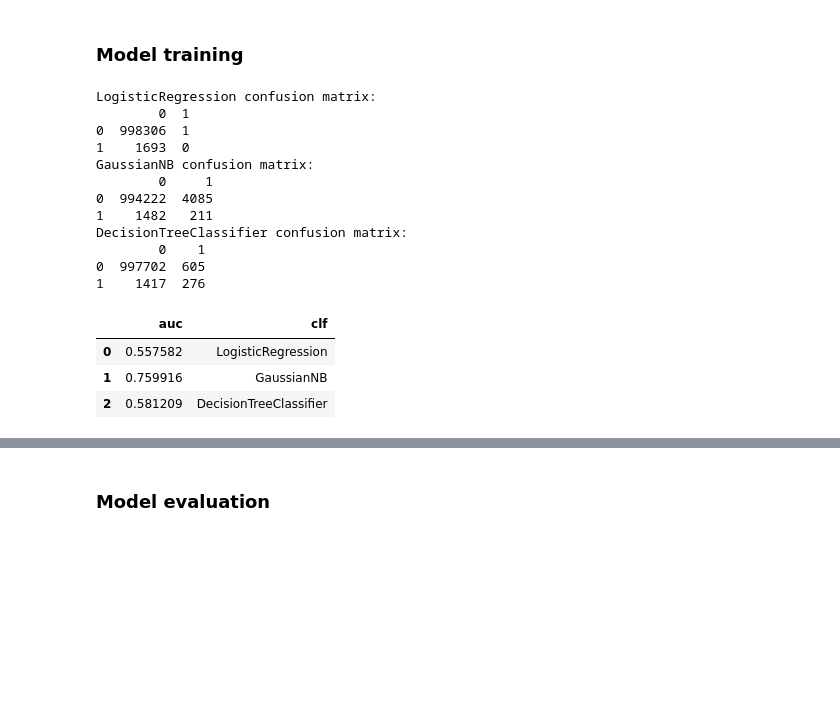
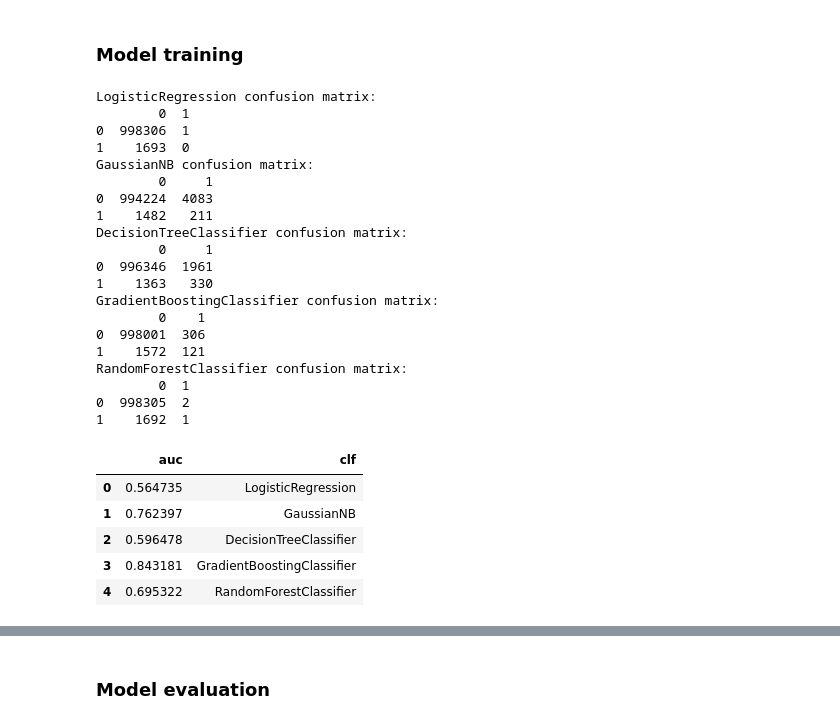
Before and after one commit to dkomlen/kaggle, a Jupyter notebook: talkingdata-adtracking-fraud-detection/fraud-detection.ipynb, the cells around one changed output, grey strips where cells are left out. Cells and saved outputs as stored; diff of their text form; code cells hidden in the pictures; blank space fills up the shorter version.

Commit message:
[MLND] Feature engineering, gradient boost tried, max auc 0.87

```diff
--- a/talkingdata-adtracking-fraud-detection/fraud-detection.ipynb
+++ b/talkingdata-adtracking-fraud-detection/fraud-detection.ipynb
@@ -137,8 +159,39 @@ dataset_train.apply(lambda x: 1 if x['channel'] == 213 and x['app'] == 19 else 0
 [figure]
 # %% [markdown]
 ### Data preparation
-# %%
-def prepare_dataset(X):
-    X['hour'] = X.index.hour
-    return X.drop(labels=['is_attributed', 'attributed_time', 'click_time'], axis=1, errors='ignore')
+# %%
+from sklearn import preprocessing
+
+def prepare_dataset(df):
+    df['hour'] = df.index.hour
+    df['click_time'] = df.index
+    start_time = df.iloc[0]['click_time']
+
+    def prepare_column(col):
+        print ('Preparing column: ', col)
+        def apply_last_ip(row, attr, attr_map):
+            attr_val = row[attr]
+            if attr_val in attr_map:
+                st = attr_map.get(attr_val)
+                et = row['click_time']
+                val = min((et - st).total_seconds(), 86400)
+            else:
+                val = 86400
+            attr_map[attr_val] = row['click_time']
+            return val
+
+        new_col = 'last_'+col
+        df[new_col] = df.apply(apply_last_ip, axis=1, attr=col, attr_map={})
+        x = df[[new_col]].values.astype(float)
+        min_max_scaler = preprocessing.MinMaxScaler()
+        x_scaled = min_max_scaler.fit_transform(x)
+        df[new_col] = x_scaled
+
+    prepare_column('ip')
+    prepare_column('app')
+    prepare_column('os')
+    prepare_column('channel')
+    prepare_column('device')
+
+    return df.drop(labels=['is_attributed', 'attributed_time', 'click_time'], axis=1, errors='ignore')
 # %%
@@ -207,41 +276,55 @@ from sklearn.linear_model import LogisticRegression
 from sklearn.naive_bayes import GaussianNB
 from sklearn.metrics import roc_auc_score, classification_report, confusion_matrix
 from sklearn import tree
+from sklearn.ensemble import GradientBoostingClassifier
+from sklearn.ensemble import RandomForestClassifier
 
 def evaluate_model(clf):
     predicted_proba_y = clf.predict_proba(test_X)[:,1]
     predicted_y = clf.predict(test_X)
     clf_name = str(clf).split('(')[0]
     print(clf_name + ' confusion matrix:')
     print(pd.DataFrame(confusion_matrix(test_y, predicted_y)))
     return [{'clf': clf_name,
             'auc': roc_auc_score(test_y, predicted_proba_y)}]
 
 results = []
 for clf in [LogisticRegression(),
             GaussianNB(),
-            tree.DecisionTreeClassifier()]:
+            tree.DecisionTreeClassifier(),
+            GradientBoostingClassifier(),
+            RandomForestClassifier()]:
     clf.fit(train_X, train_y)
     results += evaluate_model(clf)
 
 pd.DataFrame(results)
 # %% [output]
 LogisticRegression confusion matrix:
         0  1
 0  998306  1
 1    1693  0
 GaussianNB confusion matrix:
         0     1
-0  994222  4085
+0  994224  4083
 1    1482   211
 DecisionTreeClassifier confusion matrix:
+        0     1
+0  996346  1961
+1    1363   330
+GradientBoostingClassifier confusion matrix:
         0    1
-0  997702  605
-1    1417  276
+0  998001  306
+1    1572  121
+RandomForestClassifier confusion matrix:
+        0  1
+0  998305  2
+1    1692  1
 |  | auc | clf |
-| 0 | 0.557582 | LogisticRegression |
-| 1 | 0.759916 | GaussianNB |
-| 2 | 0.581209 | DecisionTreeClassifier |
+| 0 | 0.564735 | LogisticRegression |
+| 1 | 0.762397 | GaussianNB |
+| 2 | 0.596478 | DecisionTreeClassifier |
+| 3 | 0.843181 | GradientBoostingClassifier |
+| 4 | 0.695322 | RandomForestClassifier |
 # %%
 # https://www.analyticsvidhya.com/blog/2018/05/improve-model-performance-cross-validation-in-python-r/
 from sklearn.model_selection import GridSearchCV, StratifiedKFold
```
Also changed, not shown: parts of 8 cells of this notebook, 1 other file.
